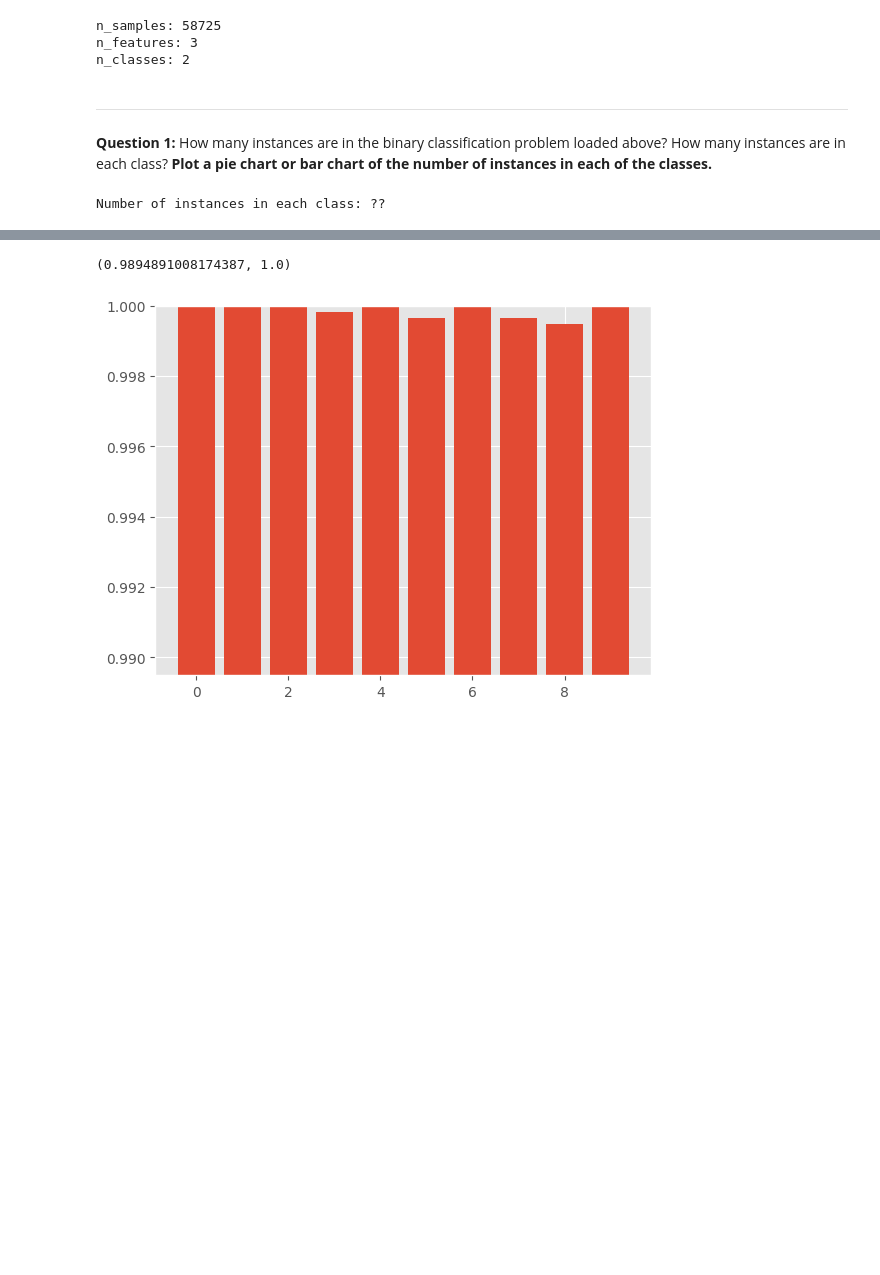
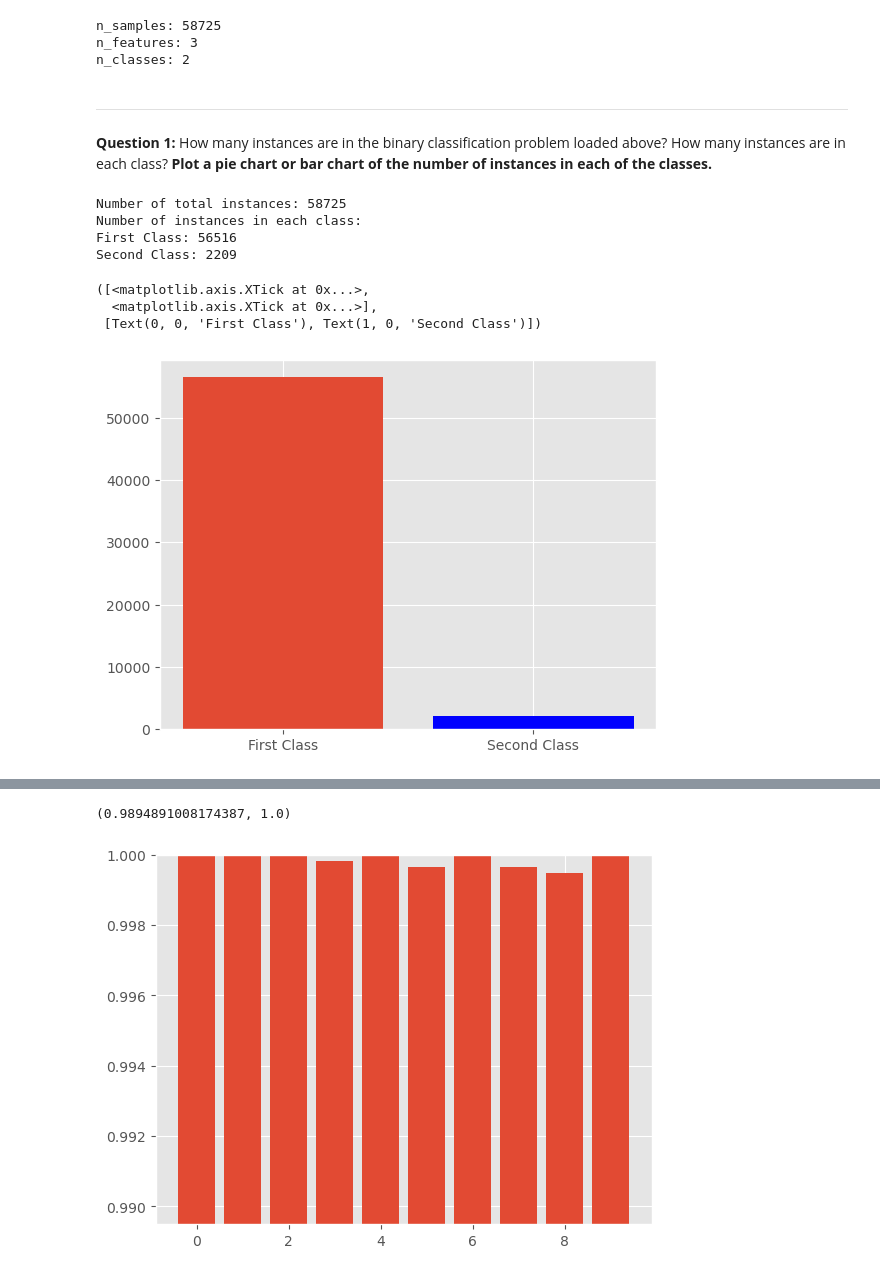
Before and after one commit to Mikecamdo/MachineLearning, a Jupyter notebook: Flipped Assignment 3/ICA3_MachineLearning.ipynb, the cells around one changed output, grey strips where cells are left out. Drawn from its saved outputs; the diff is of its cells as text; code cells hidden in the pictures; blank space fills up the shorter version.

```diff
--- a/Flipped Assignment 3/ICA3_MachineLearning.ipynb
+++ b/Flipped Assignment 3/ICA3_MachineLearning.ipynb
@@ -65,16 +65,28 @@ ___
 # %%
 from matplotlib import pyplot as plt
 %matplotlib inline
 plt.style.use('ggplot')
 
 
 #=== Fill in code below========
-print('Number of instances in each class:','??')
+print('Number of total instances:', len(X))
+print('Number of instances in each class:\nFirst Class:', np.bincount(y)[0], '\nSecond Class:', np.bincount(y)[1])
 # you might be interested in the functions:
 #     np.bincount
 #     plt.hist
+
+plt.bar(0,np.bincount(y)[0])
+plt.bar(1,np.bincount(y)[1],color='b')
+plt.xticks([0,1],['First Class','Second Class'])
 # %% [output]
-Number of instances in each class: ??
+Number of total instances: 58725
+Number of instances in each class:
+First Class: 56516
+Second Class: 2209
+([<matplotlib.axis.XTick at 0x...>,
+  <matplotlib.axis.XTick at 0x...>],
+ [Text(0, 0, 'First Class'), Text(1, 0, 'Second Class')])
+[figure, added]
 # %% [markdown]
 <a id="kdd_eval"></a>
 <a href="#top">Back to Top</a>
```
Also changed, not shown: parts of 15 cells of this notebook.
